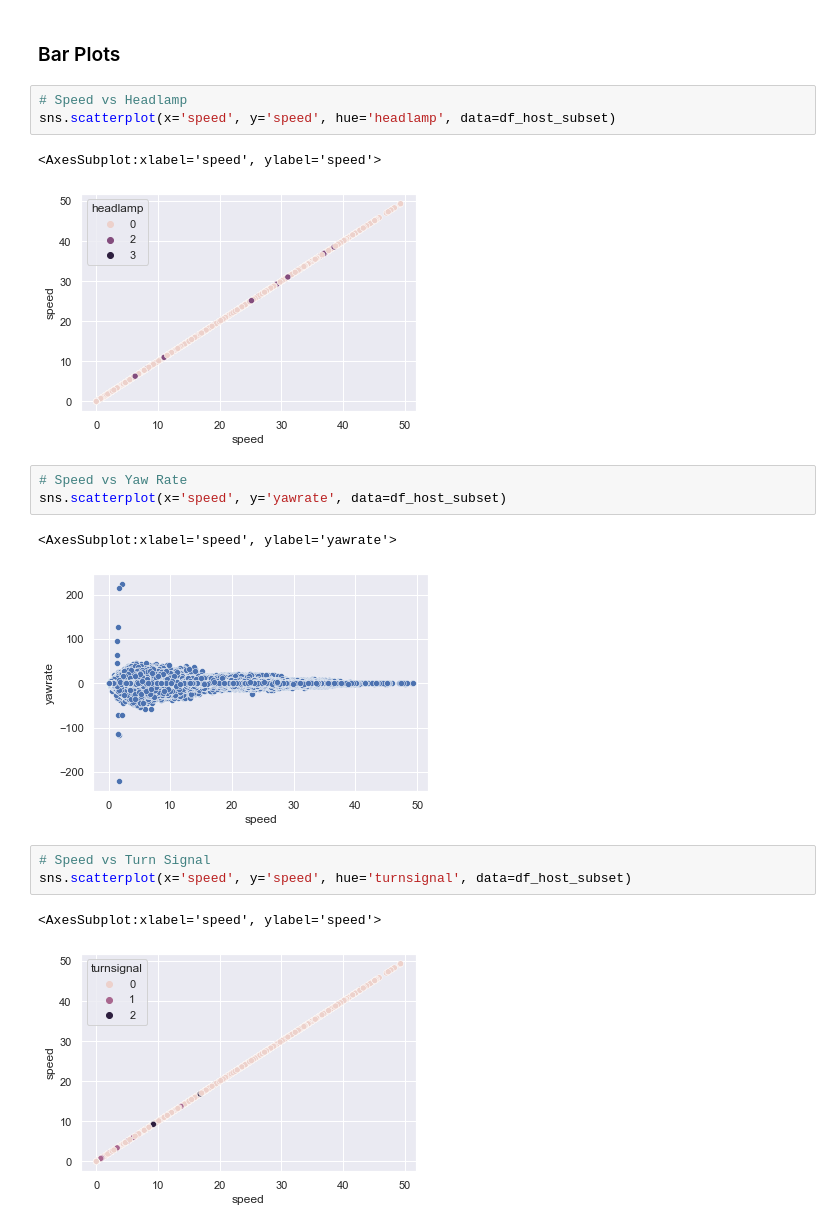
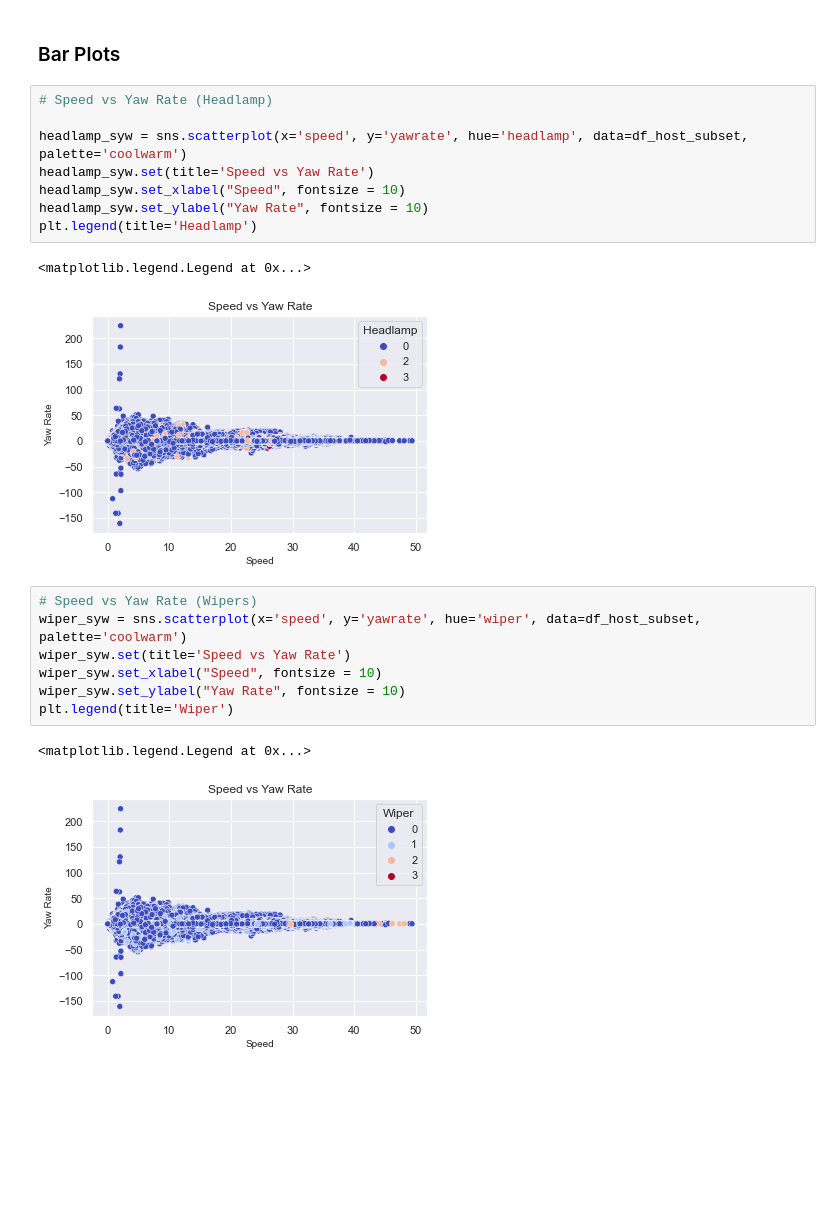
Before and after one commit to caroline-eggett/honda-interaction-analysis-hackathon, a Jupyter notebook: c_explore_host.ipynb, the cells around one changed output. Drawn from its saved outputs; the diff is of its cells as text; blank space fills up the shorter version.

Commit message:
Graphs for Presentation

```diff
--- a/c_explore_host.ipynb
+++ b/c_explore_host.ipynb
@@ -82,20 +83,23 @@ column_names = list(df_host_subset.columns)
 # %% [markdown]
 ### Bar Plots
 # %%
-# Speed vs Headlamp
-sns.scatterplot(x='speed', y='speed', hue='headlamp', data=df_host_subset)
+# Speed vs Yaw Rate (Headlamp)
+
+headlamp_syw = sns.scatterplot(x='speed', y='yawrate', hue='headlamp', data=df_host_subset, palette='coolwarm')
+headlamp_syw.set(title='Speed vs Yaw Rate')
+headlamp_syw.set_xlabel("Speed", fontsize = 10)
+headlamp_syw.set_ylabel("Yaw Rate", fontsize = 10)
+plt.legend(title='Headlamp')
 # %% [output]
-<AxesSubplot:xlabel='speed', ylabel='speed'>
+<matplotlib.legend.Legend at 0x...>
-[figure, old version]
+[figure, new version]
 # %%
-# Speed vs Yaw Rate
-sns.scatterplot(x='speed', y='yawrate', data=df_host_subset)
+# Speed vs Yaw Rate (Wipers)
+wiper_syw = sns.scatterplot(x='speed', y='yawrate', hue='wiper', data=df_host_subset, palette='coolwarm')
+wiper_syw.set(title='Speed vs Yaw Rate')
+wiper_syw.set_xlabel("Speed", fontsize = 10)
+wiper_syw.set_ylabel("Yaw Rate", fontsize = 10)
+plt.legend(title='Wiper')
 # %% [output]
-<AxesSubplot:xlabel='speed', ylabel='yawrate'>
+<matplotlib.legend.Legend at 0x...>
-[figure, old version]
+[figure, new version]
-# %%
-# Speed vs Turn Signal
-sns.scatterplot(x='speed', y='speed', hue='turnsignal', data=df_host_subset)
-# %% [output]
-<AxesSubplot:xlabel='speed', ylabel='speed'>
-[figure, removed]
```
Also changed, not shown: parts of 8 cells of this notebook, 6 other files.
